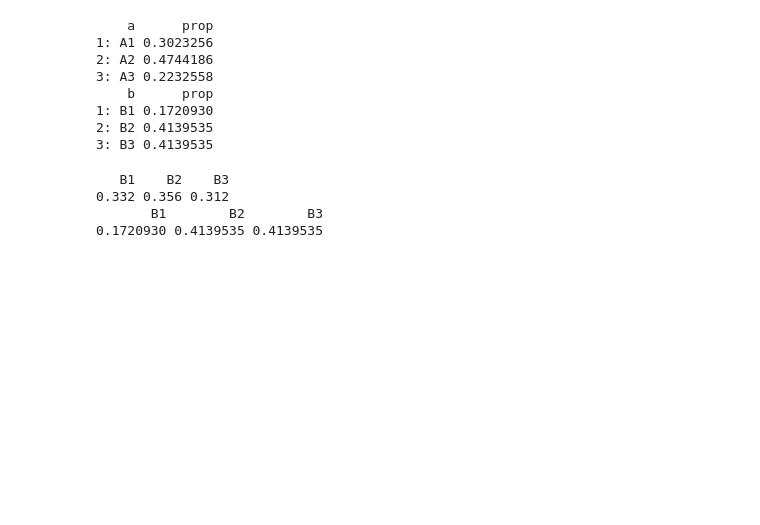
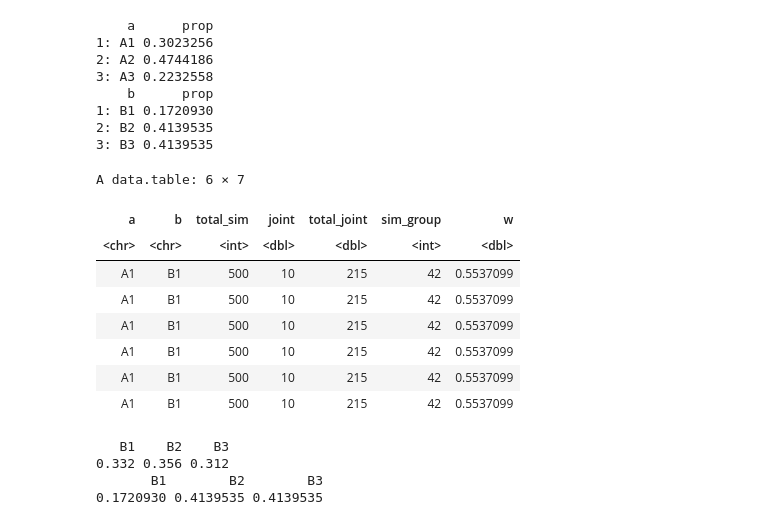
Before and after one commit to sdaza/survey-methods, a Jupyter notebook: code/2023-24/07-raking-simulation.ipynb, the cells around one changed output. Cells and saved outputs as stored; diff of their text form; code cells hidden in the pictures; blank space fills up the shorter version.

```diff
--- a/code/2023-24/07-raking-simulation.ipynb
+++ b/code/2023-24/07-raking-simulation.ipynb
@@ -75,6 +75,18 @@ print(djoint[, .(prop=sum(joint)/total), b])
 1: B1 0.1720930
 2: B2 0.4139535
 3: B3 0.4139535
+# %%
+head(dat)
+# %% [output]
+A data.table: 6 × 7
+| a | b | total_sim | joint | total_joint | sim_group | w |
+| <chr> | <chr> | <int> | <dbl> | <dbl> | <int> | <dbl> |
+| A1 | B1 | 500 | 10 | 215 | 42 | 0.5537099 |
+| A1 | B1 | 500 | 10 | 215 | 42 | 0.5537099 |
+| A1 | B1 | 500 | 10 | 215 | 42 | 0.5537099 |
+| A1 | B1 | 500 | 10 | 215 | 42 | 0.5537099 |
+| A1 | B1 | 500 | 10 | 215 | 42 | 0.5537099 |
+| A1 | B1 | 500 | 10 | 215 | 42 | 0.5537099 |
 # %%
 print(wpct(dat$b))
 print(wpct(dat$b, dat$w))
```
Also changed, not shown: 2 other files.
